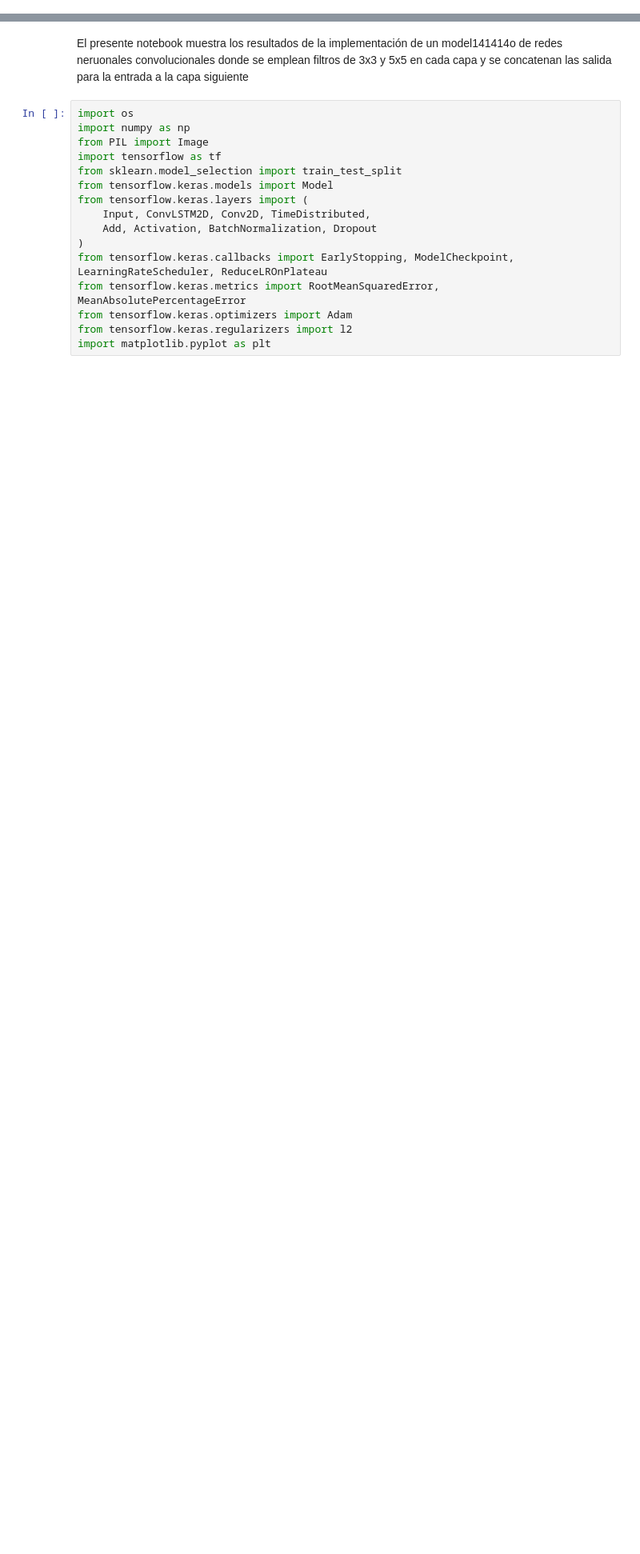
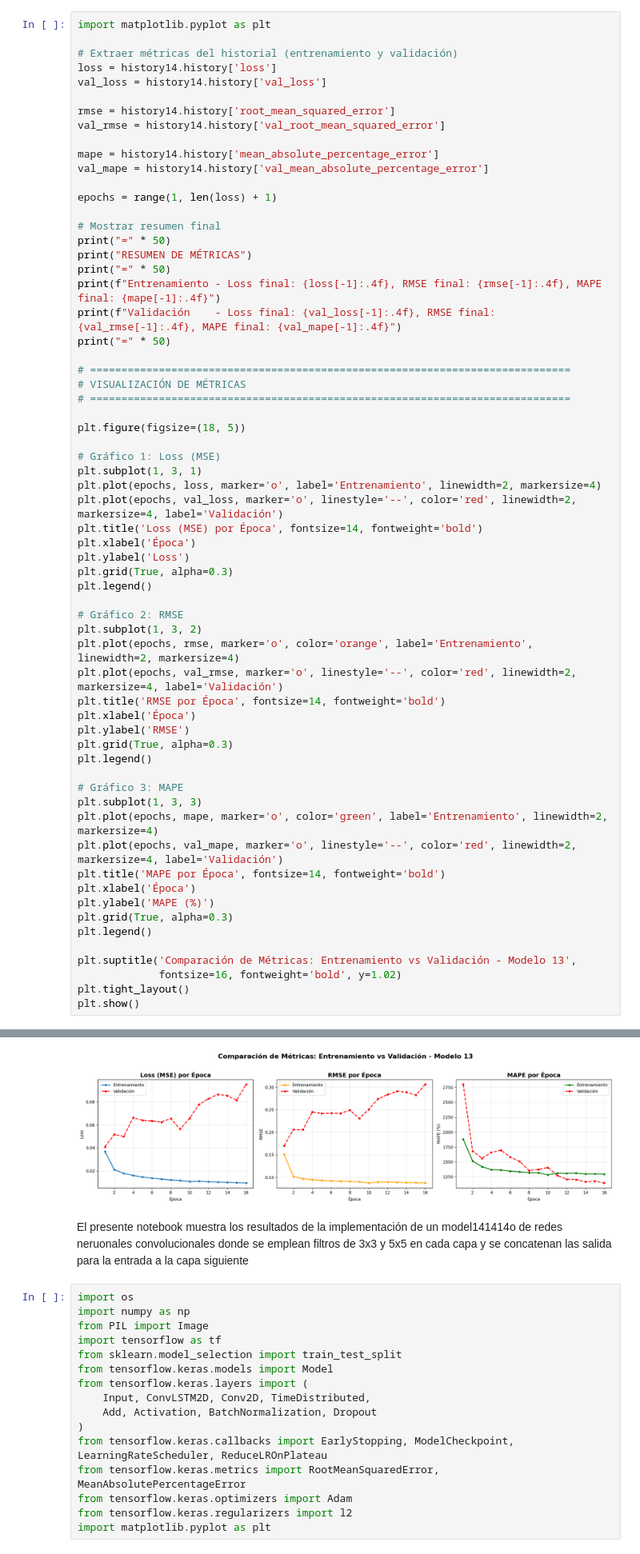
Before and after one commit to alwos19/monografia_esp_cd, a Jupyter notebook: Modelos/Modelo_14.ipynb, the cells around one changed output, grey strips where cells are left out. Shown at 80% size. Saved outputs shown, nothing was run; the diff lists cells and outputs as text; blank space fills up the shorter version.

```diff
--- a/Modelos/Modelo_14.ipynb
+++ b/Modelos/Modelo_14.ipynb
@@ -456,0 +474,64 @@ Epoch 1/50
+# %%
+import matplotlib.pyplot as plt
+
+# Extraer métricas del historial (entrenamiento y validación)
+loss = history14.history['loss']
+val_loss = history14.history['val_loss']
+
+rmse = history14.history['root_mean_squared_error']
+val_rmse = history14.history['val_root_mean_squared_error']
+
+mape = history14.history['mean_absolute_percentage_error']
+val_mape = history14.history['val_mean_absolute_percentage_error']
+
+epochs = range(1, len(loss) + 1)
+
+# Mostrar resumen final
+print("=" * 50)
+print("RESUMEN DE MÉTRICAS")
+print("=" * 50)
+print(f"Entrenamiento - Loss final: {loss[-1]:.4f}, RMSE final: {rmse[-1]:.4f}, MAPE final: {mape[-1]:.4f}")
+print(f"Validación    - Loss final: {val_loss[-1]:.4f}, RMSE final: {val_rmse[-1]:.4f}, MAPE final: {val_mape[-1]:.4f}")
+print("=" * 50)
+
+# =============================================================================
+# VISUALIZACIÓN DE MÉTRICAS
+# =============================================================================
+
+plt.figure(figsize=(18, 5))
+
+# Gráfico 1: Loss (MSE)
+plt.subplot(1, 3, 1)
+plt.plot(epochs, loss, marker='o', label='Entrenamiento', linewidth=2, markersize=4)
+plt.plot(epochs, val_loss, marker='o', linestyle='--', color='red', linewidth=2, markersize=4, label='Validación')
+plt.title('Loss (MSE) por Época', fontsize=14, fontweight='bold')
+plt.xlabel('Época')
+plt.ylabel('Loss')
+plt.grid(True, alpha=0.3)
+plt.legend()
+
+# Gráfico 2: RMSE
+plt.subplot(1, 3, 2)
+plt.plot(epochs, rmse, marker='o', color='orange', label='Entrenamiento', linewidth=2, markersize=4)
+plt.plot(epochs, val_rmse, marker='o', linestyle='--', color='red', linewidth=2, markersize=4, label='Validación')
+plt.title('RMSE por Época', fontsize=14, fontweight='bold')
+plt.xlabel('Época')
+plt.ylabel('RMSE')
+plt.grid(True, alpha=0.3)
+plt.legend()
+
+# Gráfico 3: MAPE
+plt.subplot(1, 3, 3)
+plt.plot(epochs, mape, marker='o', color='green', label='Entrenamiento', linewidth=2, markersize=4)
+plt.plot(epochs, val_mape, marker='o', linestyle='--', color='red', linewidth=2, markersize=4, label='Validación')
+plt.title('MAPE por Época', fontsize=14, fontweight='bold')
+plt.xlabel('Época')
+plt.ylabel('MAPE (%)')
+plt.grid(True, alpha=0.3)
+plt.legend()
+
+plt.suptitle('Comparación de Métricas: Entrenamiento vs Validación - Modelo 13',
+             fontsize=16, fontweight='bold', y=1.02)
+plt.tight_layout()
+plt.show()
+# %% [output]
@@ -457,3 +544,4 @@ Epoch 1/50
+[figure, added]
 # %% [markdown]
 El presente notebook muestra los resultados de la implementación de un model141414o de redes neruonales convolucionales donde se emplean filtros de 3x3 y 5x5 en cada capa y se concatenan las salida para la entrada a la capa siguiente
 # %%
```
Also changed, not shown: parts of 2 cells of this notebook, 4 other files.
